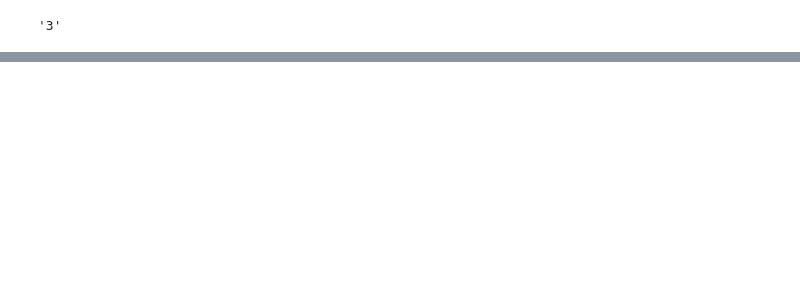
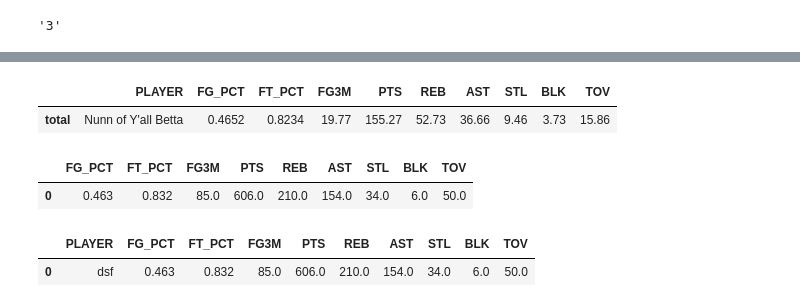
Before and after one commit to JaumeClave/waiver_wire_machine, a Jupyter notebook: notebooks/04_matchup_evaluator.ipynb, the cells around one changed output, grey strips where cells are left out. Cells and saved outputs as stored; diff of their text form; code cells hidden in the pictures; blank space fills up the shorter version.

```diff
--- a/notebooks/04_matchup_evaluator.ipynb
+++ b/notebooks/04_matchup_evaluator.ipynb
@@ -1504,0 +1694,2 @@ live_matchup_9cat_stats
+# %%
+name_id_dict, name_list = get_player_ids_names_in_fantasy_team(af.NUNN_OF_YALL_BETTA)
@@ -1504,0 +1700,8 @@ live_matchup_9cat_stats
+# %%
+schedule_dataframe = get_game_information_in_season("2020")
+week_start_date = "2021-02-14"
+week_end_date = "2021-02-14"
+games_left_dataframe, games_left_series = get_fantasy_week_games_dataframe(schedule_dataframe,
+                                                                           week_start_date,
+                                                                           week_end_date)
+player_game_dictionary = get_player_games(games_left_series, name_list)
@@ -1504,0 +1726,5 @@ live_matchup_9cat_stats
+# %%
+# Nunn 9Cat averages
+sc = af.yahoo_fantasy_api_authentication()
+league = af.yahoo_fantasy_league(sc)
+nunn_of_yall_betta_team = af.team_9cat_average_stats(af.NUNN_OF_YALL_BETTA, league)
@@ -1504,0 +1735,4 @@ live_matchup_9cat_stats
+# %%
+predicted_stat_dataframe = get_predicted_player_weekly_9cat(player_game_dictionary,
+                                                     nunn_of_yall_betta_team)
+predicted_stat_dataframe
@@ -1504,0 +1756,8 @@ live_matchup_9cat_stats
+# %%
+datframe_with_total = get_total_row(predicted_stat_dataframe)
+total_row_datafame, total_row_datafame_no_name = get_filtered_total_row(datframe_with_total, af
+                                                                 .NUNN_OF_YALL_BETTA)
+total_row_datafame
+# %% [output]
+|  | PLAYER | FG_PCT | FT_PCT | FG3M | PTS | REB | AST | STL | BLK | TOV |
+| total | Nunn of Y'all Betta | 0.4652 | 0.8234 | 19.77 | 155.27 | 52.73 | 36.66 | 9.46 | 3.73 | 15.86 |
@@ -1504,0 +1769,5 @@ live_matchup_9cat_stats
+# %%
+team2
+# %% [output]
+|  | FG_PCT | FT_PCT | FG3M | PTS | REB | AST | STL | BLK | TOV |
+| 0 | 0.463 | 0.832 | 85.0 | 606.0 | 210.0 | 154.0 | 34.0 | 6.0 | 50.0 |
@@ -1504,0 +1776,9 @@ live_matchup_9cat_stats
+# %%
+a = pd.DataFrame()
+a["PLAYER"] = "adasd"
+b = pd.concat([a, team2])
+b["PLAYER"] = "dsf"
+b
+# %% [output]
+|  | PLAYER | FG_PCT | FT_PCT | FG3M | PTS | REB | AST | STL | BLK | TOV |
+| 0 | dsf | 0.463 | 0.832 | 85.0 | 606.0 | 210.0 | 154.0 | 34.0 | 6.0 | 50.0 |
```
Also changed, not shown: parts of 35 cells of this notebook, 2 other files.
